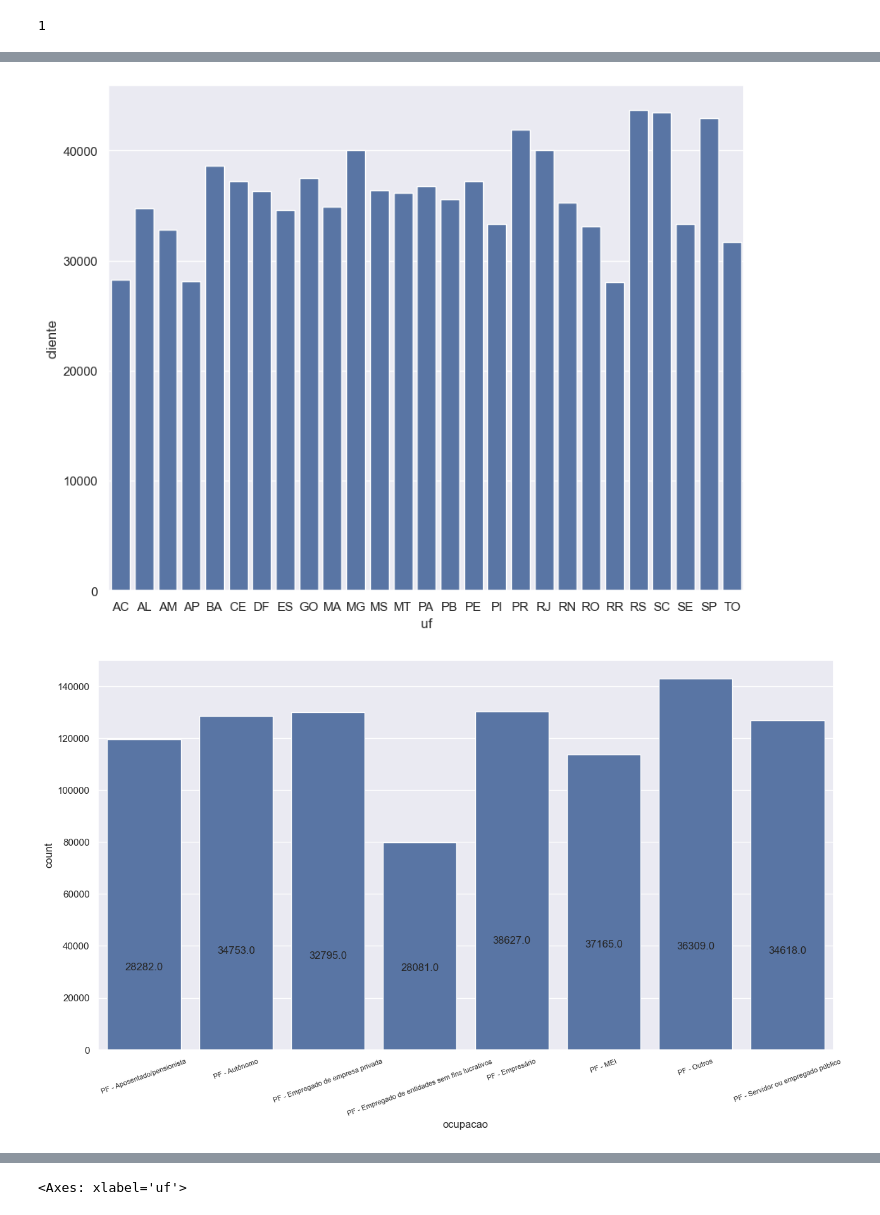
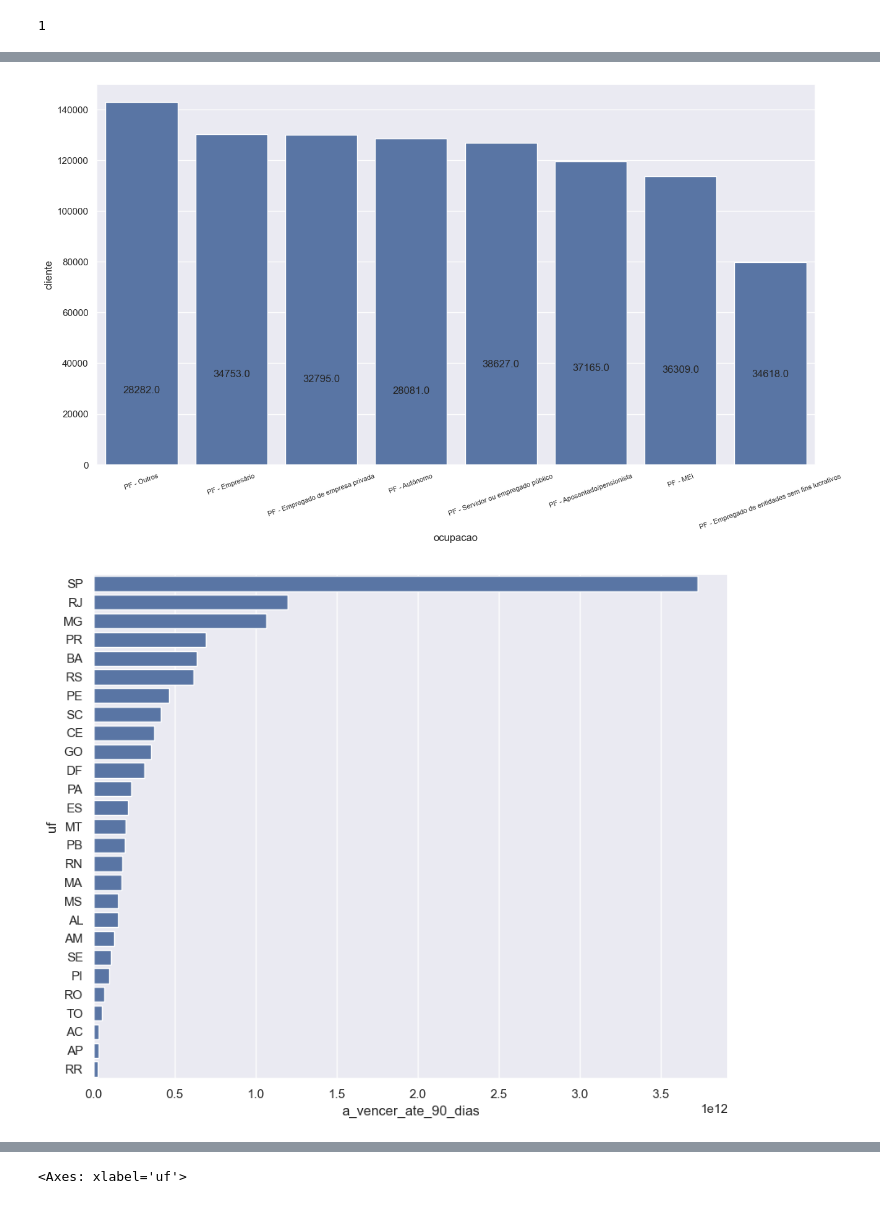
Before and after one commit to FranciniSantana/analise-scr-data, a Jupyter notebook: notebook/analise-descritiva.ipynb, the cells around one changed output, grey strips where cells are left out. Saved outputs shown, nothing was run; the diff lists cells and outputs as text; code cells hidden in the pictures.

```diff
--- a/notebook/analise-descritiva.ipynb
+++ b/notebook/analise-descritiva.ipynb
@@ -116,19 +142,28 @@ sns.set_theme(style='darkgrid')
+# %%
+plt.figure(figsize=(15, 8)) # configurando o tamanho da imagem com matplotlib
+plt.xticks(fontsize=8,rotation = 20)
+
+ocupacao = df.groupby("ocupacao")["cliente"].count().reset_index()
+ocupacao_sort = ocupacao.sort_values(by="cliente",ascending= False)
+
+ax2 = sns.barplot( data = ocupacao_sort, x = "ocupacao",y = "cliente")
+
+# Adicionando rótulos nas barras
+# Adicionando rótulos nas barras
+for p in ax.patches:
+    ax2.annotate(f'{p.get_height()}', (p.get_x() + p.get_width() / 2., p.get_height()),
+                ha='center', va='center', xytext=(0, 3), textcoords='offset points')
+# %% [output]
+[figure, added]
 # %%
-plt.figure(figsize=(10, 8))
-ax = sns.barplot(data = client_uf , x ='uf', y = "cliente")
+plt.figure(figsize=(10,8))
+venc_uf = df.groupby('uf')['a_vencer_ate_90_dias'].sum().reset_index()
+venc_uf_sorted = venc_uf.sort_values(by='a_vencer_ate_90_dias',ascending= False)
+
+ax3 = sns.barplot(data = venc_uf_sorted, x= 'a_vencer_ate_90_dias', y = 'uf')
+
+
+
 plt.show()
 # %% [output]
-[figure, old version]
+[figure, new version]
-# %%
-plt.figure(figsize=(15, 8)) # configurando o tamanho da imagem com matplotlib
-plt.xticks(fontsize=8,rotation = 20)
-ax2 = sns.countplot( data = df, x = "ocupacao",orient= 'y')
-
-# Adicionando rótulos nas barras
-for p in ax.patches:
-    ax2.annotate(f'{p.get_height()}', (p.get_x() + p.get_width() / 2., p.get_height()),
-                ha='center', va='center', xytext=(0, 10), textcoords='offset points')
-
-plt.show()
-# %% [output]
-[figure, removed]
```
Also changed, not shown: parts of 3 cells of this notebook.
